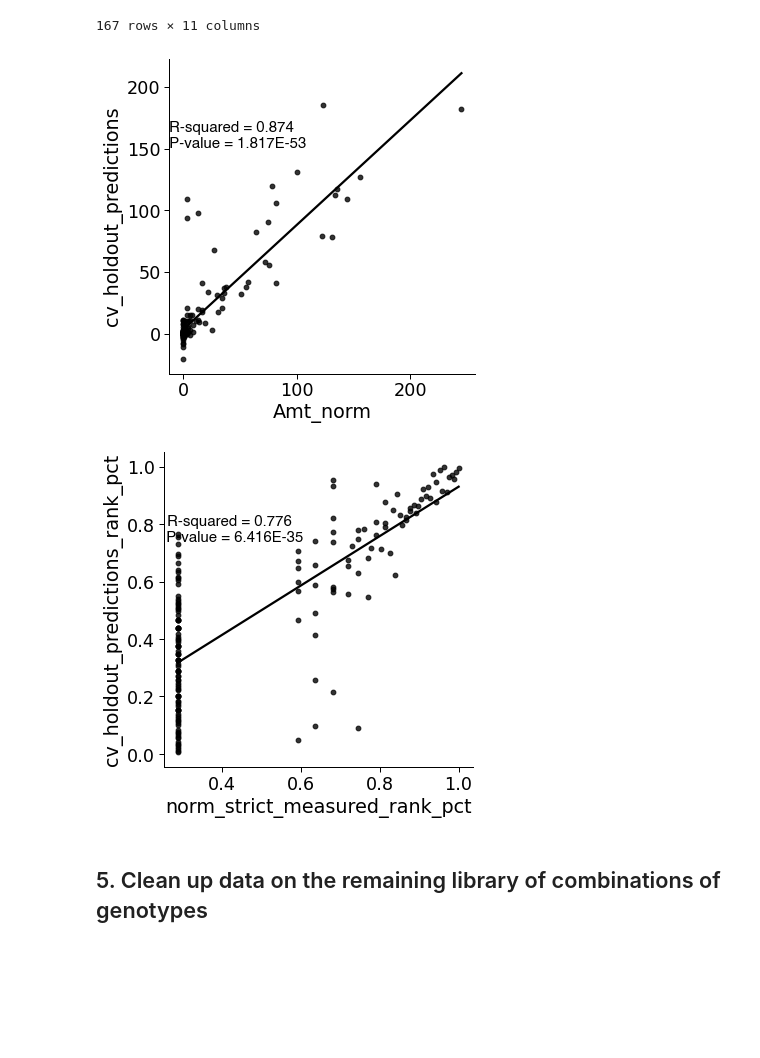
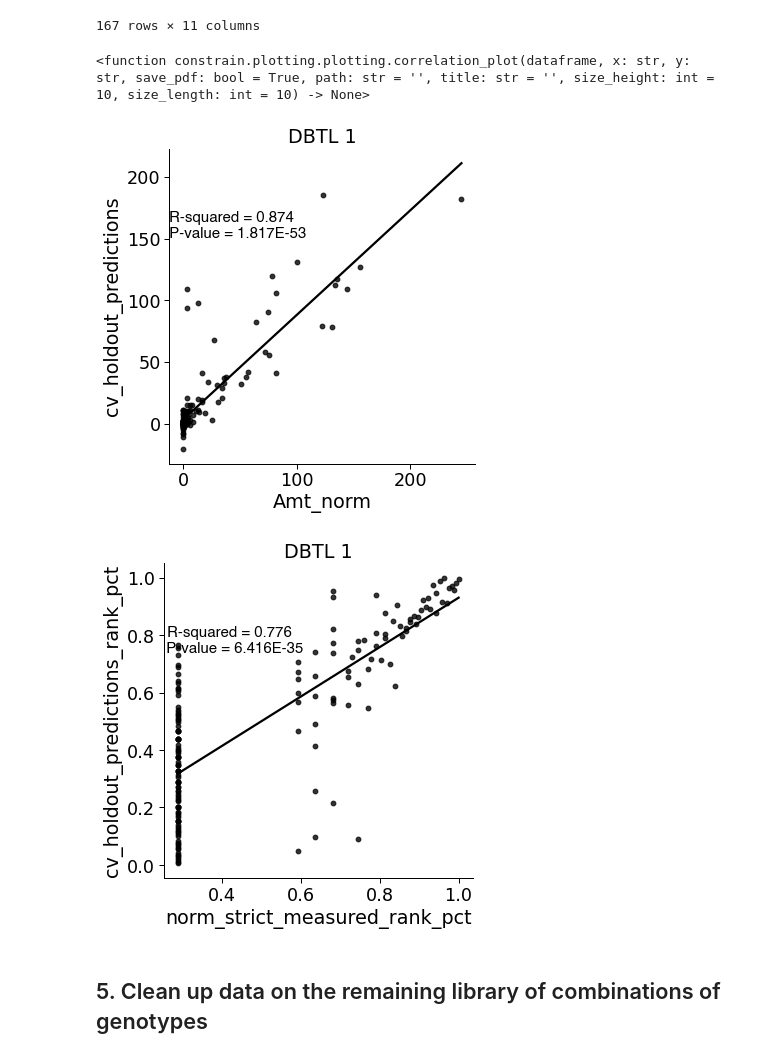
Before and after one commit to hiyama341/ConStrain, a Jupyter notebook: colab_notebooks/07_1_LEARN_DataAnalysis.ipynb, the cells around one changed output. Saved outputs shown, nothing was run; the diff lists cells and outputs as text; code cells hidden in the pictures; blank space fills up the shorter version.

Commit message:
updated corr_plots

```diff
--- a/colab_notebooks/07_1_LEARN_DataAnalysis.ipynb
+++ b/colab_notebooks/07_1_LEARN_DataAnalysis.ipynb
@@ -555,20 +413,25 @@ df3
 167 rows × 11 columns
 # %%
 from constrain.plotting.plotting import correlation_plot
+correlation_plot
+# %% [output]
+<function constrain.plotting.plotting.correlation_plot(dataframe, x: str, y: str, save_pdf: bool = True, path: str = '', title: str = '', size_height: int = 10, size_length: int = 10) -> None>
 # %%
 correlation_plot(df3,"Amt_norm","cv_holdout_predictions", save_pdf = True ,
                  path ='ConStrain_on_google_colab/data/10-plots/07_1_LEARN_DataAnalysis/corr_plot_norm_values',
+                 title = 'DBTL 1',
                  size_height= 5,
                  size_length = 5)
 # %% [output]
-[figure, old version]
+[figure, new version]
 # %%
 correlation_plot(df3,"norm_strict_measured_rank_pct","cv_holdout_predictions_rank_pct", save_pdf = True ,
                  path ='ConStrain_on_google_colab/data/10-plots/07_1_LEARN_DataAnalysis/corr_plot_rank',
-                size_height= 5,
+                 title = 'DBTL 1',
+                 size_height= 5,
                  size_length = 5)
 # %% [output]
-[figure, old version]
+[figure, new version]
 # %% [markdown]
 ## 5. Clean up data on the remaining library of combinations of genotypes
 # %%
```
Also changed, not shown: parts of 11 cells of this notebook, 1 other file.
